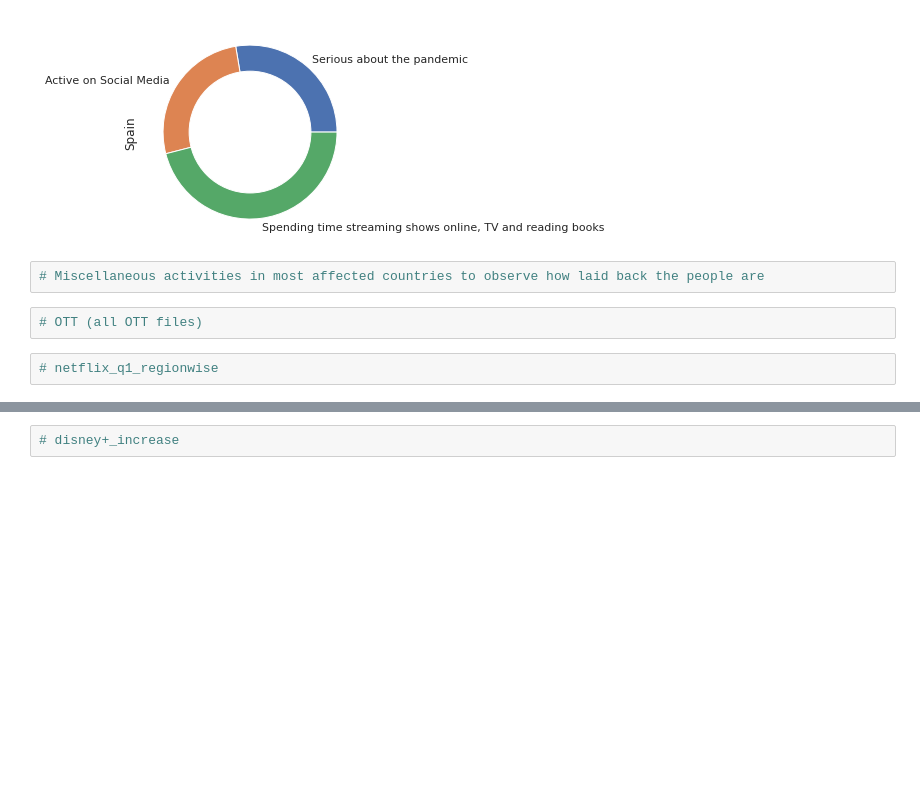
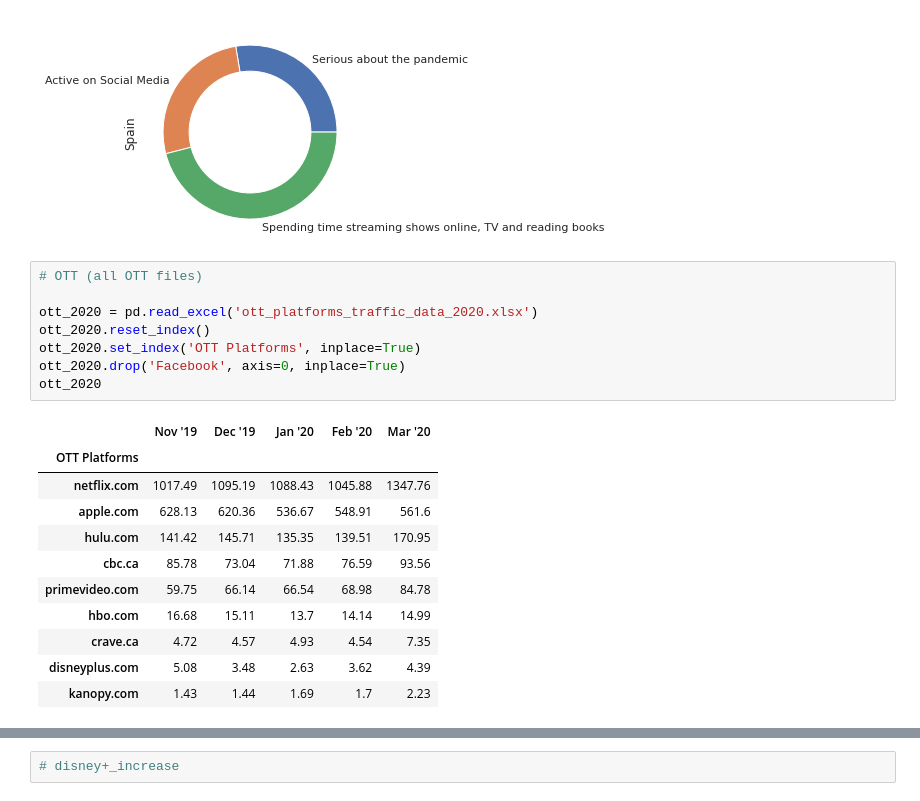
Before and after one commit to newb-dev-1008/CoVID_Entertainment_Impact, a Jupyter notebook: Entertainment_during_CoVID_19.ipynb, the cells around one changed output, grey strips where cells are left out. Drawn from its saved outputs; the diff is of its cells as text; blank space fills up the shorter version.

```diff
--- a/Entertainment_during_CoVID_19.ipynb
+++ b/Entertainment_during_CoVID_19.ipynb
@@ -677,9 +677,23 @@ for i in country_home_media.columns:
 [figure]
 [figure]
 [figure]
-# %%
-# Miscellaneous activities in most affected countries to observe how laid back the people are
-# %%
-# OTT (all OTT files)
-# %%
-# netflix_q1_regionwise
+# %%
+# OTT (all OTT files)
+
+ott_2020 = pd.read_excel('ott_platforms_traffic_data_2020.xlsx')
+ott_2020.reset_index()
+ott_2020.set_index('OTT Platforms', inplace=True)
+ott_2020.drop('Facebook', axis=0, inplace=True)
+ott_2020
+# %% [output]
+|  | Nov '19 | Dec '19 | Jan '20 | Feb '20 | Mar '20 |
+| OTT Platforms |  |  |  |  |  |
+| netflix.com | 1017.49 | 1095.19 | 1088.43 | 1045.88 | 1347.76 |
+| apple.com | 628.13 | 620.36 | 536.67 | 548.91 | 561.6 |
+| hulu.com | 141.42 | 145.71 | 135.35 | 139.51 | 170.95 |
+| cbc.ca | 85.78 | 73.04 | 71.88 | 76.59 | 93.56 |
+| primevideo.com | 59.75 | 66.14 | 66.54 | 68.98 | 84.78 |
+| hbo.com | 16.68 | 15.11 | 13.7 | 14.14 | 14.99 |
+| crave.ca | 4.72 | 4.57 | 4.93 | 4.54 | 7.35 |
+| disneyplus.com | 5.08 | 3.48 | 2.63 | 3.62 | 4.39 |
+| kanopy.com | 1.43 | 1.44 | 1.69 | 1.7 | 2.23 |
```
Also changed, not shown: parts of 6 cells of this notebook.
